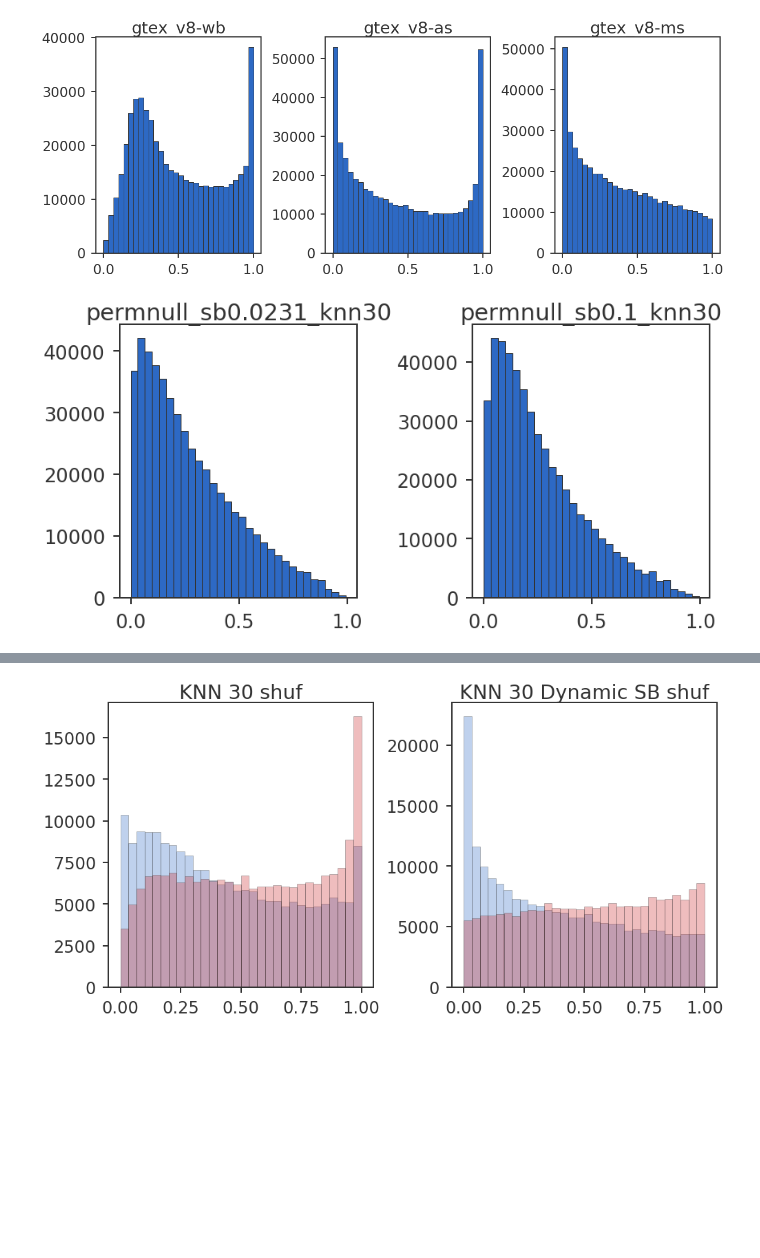
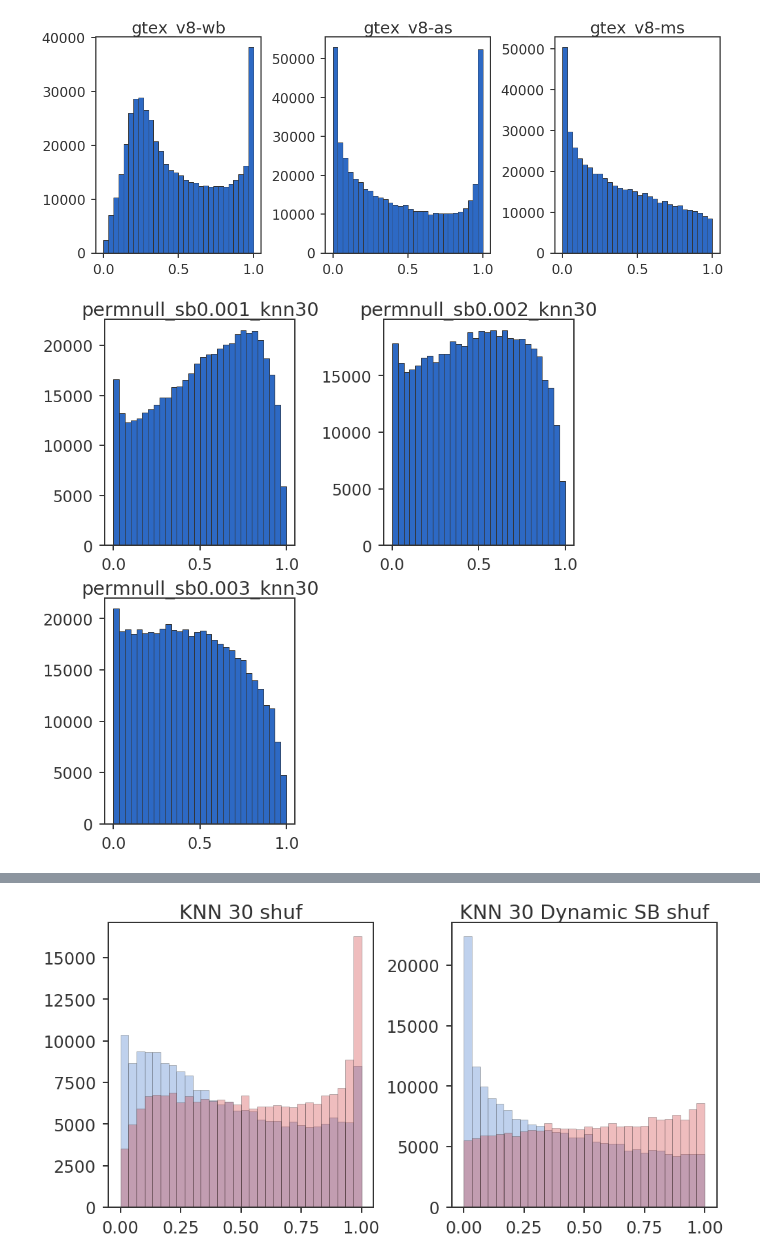
Before and after one commit to banskt/trans-eqtl-pipeline, a Jupyter notebook: analysis/jupyter/manhattan_plot.ipynb, the cells around one changed output, grey strips where cells are left out. Cells and saved outputs as stored; diff of their text form; code cells hidden in the pictures; blank space fills up the shorter version.

```diff
--- a/analysis/jupyter/manhattan_plot.ipynb
+++ b/analysis/jupyter/manhattan_plot.ipynb
@@ -294,38 +318,48 @@ plt.show()
 # %%
 resdir  = "/cbscratch/franco/trans-eqtl/dev-pipeline/framinghmam_16032020/"
 tissuelist = ["fhs"]
-tejaas_preproc = ["raw_oneref"]
+tejaas_preproc = ["raw_oneref_adj"]
 
-tejaas_method_variant  = [ "permnull_sb0.0231_knn30", "permnull_sb0.1_knn30"]
+tejaas_method_variant  = [ "permnull_sb0.001_knn30", "permnull_sb0.002_knn30", "permnull_sb0.003_knn30"]
 
 rrfile = "rr.txt"
 chrmlist = [10,11,12]
 
 filefmt = f'{resdir}/{tejaas_preproc[0]}/{tissuelist[0]}/tejaas/{tejaas_method_variant[0]}/chr' + "{:d}" + f'/{rrfile}'
 gwrsids, gwnsnps, gwbppos, gwpvals = read_tejaas_all_chrom(filefmt, chrmlist)
 gwlog10pvals = -np.log10(gwpvals)
 
 filefmt = f'{resdir}/{tejaas_preproc[0]}/{tissuelist[0]}/tejaas/{tejaas_method_variant[1]}/chr' + "{:d}" + f'/{rrfile}'
 gwrsids2, gwnsnps2, gwbppos2, gwpvals2 = read_tejaas_all_chrom(filefmt, chrmlist)
 gwlog10pvals2 = -np.log10(gwpvals2)
 
-fig = plt.figure(figsize = (12, 6))
-ax1 = fig.add_subplot(121)
-ax2 = fig.add_subplot(122)
+filefmt = f'{resdir}/{tejaas_preproc[0]}/{tissuelist[0]}/tejaas/{tejaas_method_variant[2]}/chr' + "{:d}" + f'/{rrfile}'
+gwrsids3, gwnsnps3, gwbppos3, gwpvals3 = read_tejaas_all_chrom(filefmt, chrmlist)
+gwlog10pvals3 = -np.log10(gwpvals3)
+
+fig = plt.figure(figsize = (12, 12))
+ax1 = fig.add_subplot(221)
+ax2 = fig.add_subplot(222)
+ax3 = fig.add_subplot(223)
 
 nplotsnp = min(500000, gwpvals.shape[0])
 nchoose = np.sort(np.random.choice(gwpvals.shape[0], size = nplotsnp, replace = False))
 ax1.hist(gwpvals[nchoose], bins=30)
 ax1.set_title(f"{tejaas_method_variant[0]}")
 # ax1.set_ylim(0,13500)
 
 nplotsnp = min(500000, gwpvals.shape[0])
 nchoose = np.sort(np.random.choice(gwpvals2.shape[0], size = nplotsnp, replace = False))
 ax2.hist(gwpvals2[nchoose], bins=30)
 ax2.set_title(f"{tejaas_method_variant[1]}")
 
+nplotsnp = min(500000, gwpvals.shape[0])
+nchoose = np.sort(np.random.choice(gwpvals3.shape[0], size = nplotsnp, replace = False))
+ax3.hist(gwpvals3[nchoose], bins=30)
+ax3.set_title(f"{tejaas_method_variant[2]}")
+
 
 plt.tight_layout()
 plt.show()
 # %% [output]
-[figure, old version]
+[figure, new version]
```
Also changed, not shown: parts of 7 cells of this notebook, 25 other files.
